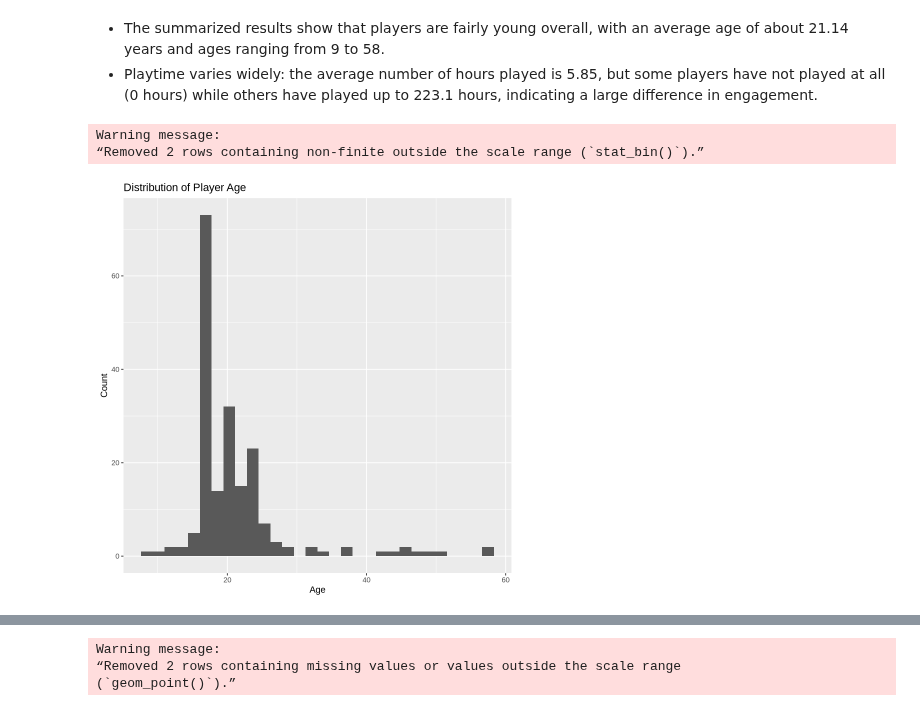
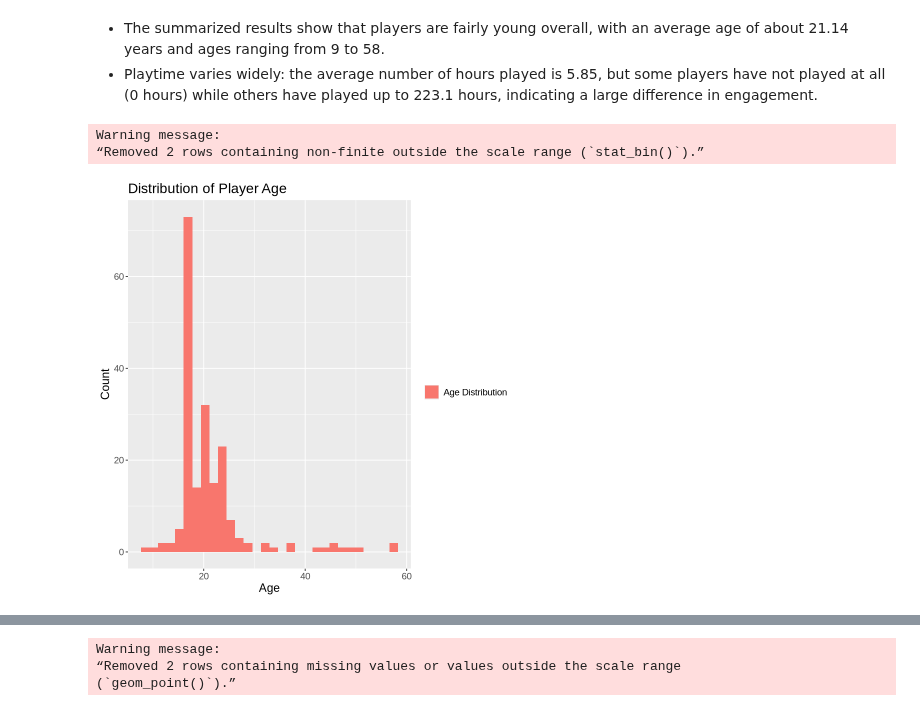
Before and after one commit to saisriman2004/DSCI_V-100-Group-Project, a Jupyter notebook: ProjectFinalReport.ipynb, the cells around one changed output, grey strips where cells are left out. Drawn from its saved outputs; the diff is of its cells as text; code cells hidden in the pictures.

```diff
--- a/ProjectFinalReport.ipynb
+++ b/ProjectFinalReport.ipynb
@@ -113,16 +131,18 @@ A tibble: 1 × 6
 - Playtime varies widely: the average number of hours played is 5.85, but some players have not played at all (0 hours) while others have played up to 223.1 hours, indicating a large difference in engagement.
 # %%
 players |>
-  ggplot(aes(x = Age)) +
-  geom_histogram(bins = 30) +
+  ggplot(aes(x = Age, fill = "Age Distribution")) +
+  geom_histogram(bins = 30, alpha = 1) +
   labs(
     title = "Distribution of Player Age",
     x = "Age",
-    y = "Count"
-  )
+    y = "Count",
+    fill = ""
+  )+
+  theme(text = element_text(size = 14))
 # %% [output]
 Warning message:
 “Removed 2 rows containing non-finite outside the scale range (`stat_bin()`).”
-[figure, old version]
+[figure, new version]
 # %%
 players |>
```
Also changed, not shown: parts of 6 cells of this notebook.
